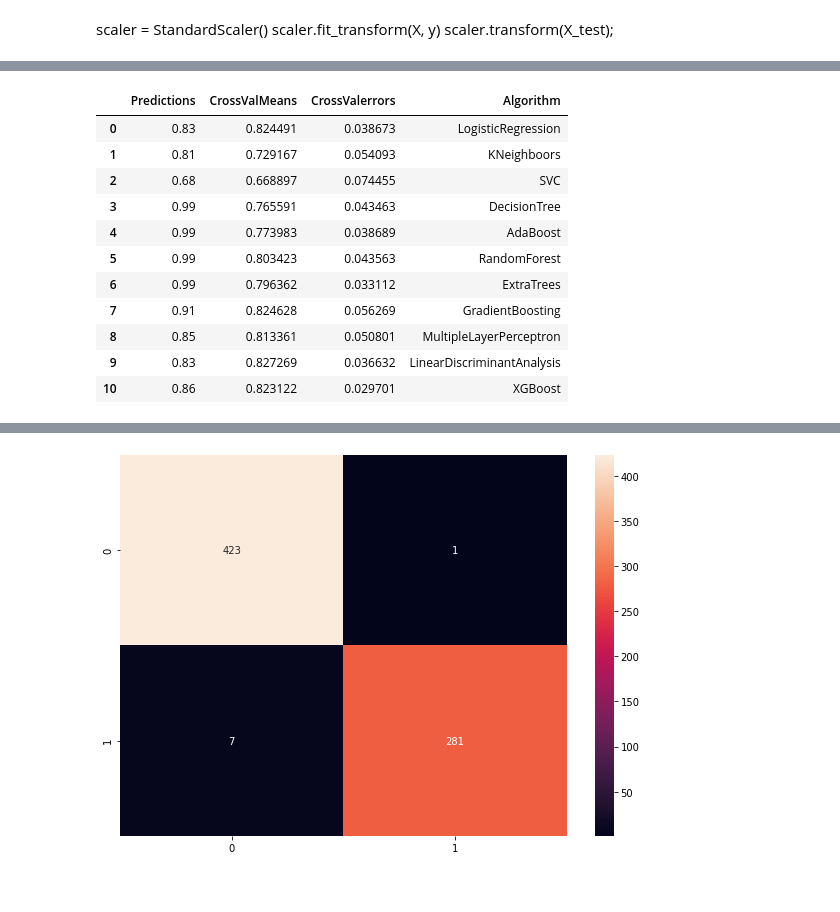
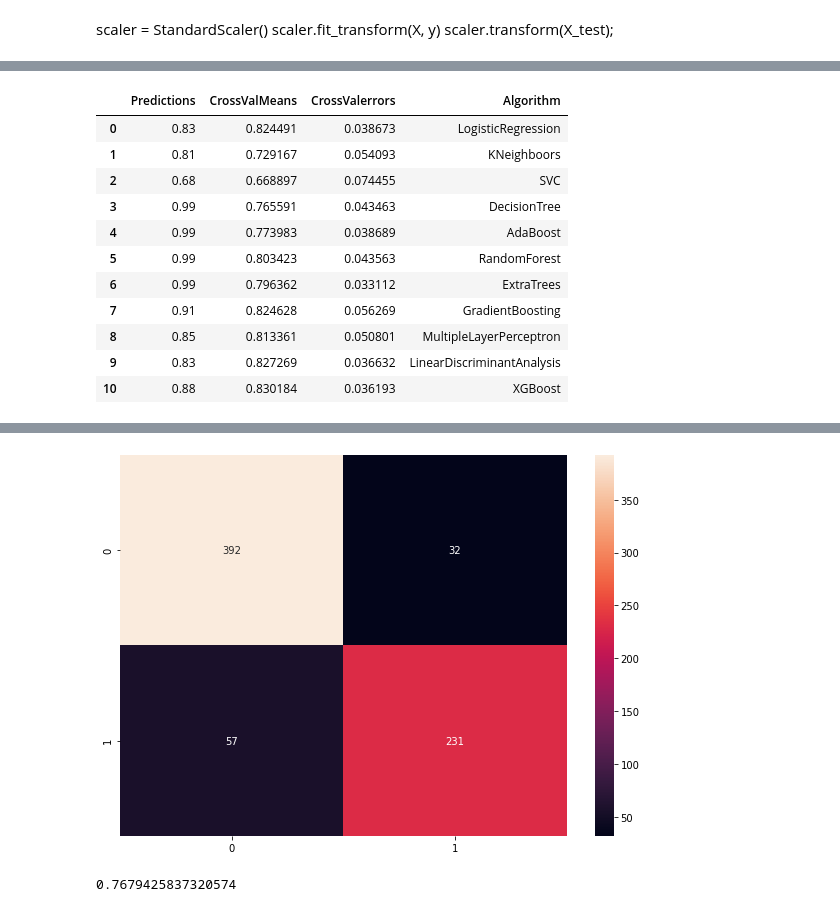
Before and after one commit to imary16/SurvivalTitanic, a Jupyter notebook: Titanic-Survival.ipynb, the cells around one changed output, grey strips where cells are left out. Cells and saved outputs as stored; diff of their text form; code cells hidden in the pictures.

```diff
--- a/Titanic-Survival.ipynb
+++ b/Titanic-Survival.ipynb
@@ -256,7 +264,7 @@ for cv_result in cv_results:
     cv_means.append(cv_result.mean())
     cv_std.append(cv_result.std())
 # %%
-params_xgb = {'colsample_bylevel': 0.7, 'learning_rate': 0.03, 'max_depth': 3,
+params_xgb = {'colsample_bylevel': 0.7, 'learning_rate': 0.05, 'max_depth': 3,
               'n_estimators': 400, 'reg_lambda': 15, 'subsample': 0.5}
 model = XGBClassifier(**params_xgb)
 cv_results.append(cross_val_score(model, X, y = y, scoring = "accuracy", cv = 10, n_jobs=4))
@@ -284,10 +292,10 @@ cv_res
 | 7 | 0.91 | 0.824628 | 0.056269 | GradientBoosting |
 | 8 | 0.85 | 0.813361 | 0.050801 | MultipleLayerPerceptron |
 | 9 | 0.83 | 0.827269 | 0.036632 | LinearDiscriminantAnalysis |
-| 10 | 0.86 | 0.823122 | 0.029701 | XGBoost |
+| 10 | 0.88 | 0.830184 | 0.036193 | XGBoost |
 # %%
 final_model = model.fit(X, y)
-fpredictions = lr_model.predict(X)
+fpredictions = model.predict(X)
 
 cm = confusion_matrix(y, fpredictions)
 lr_labels = final_model.classes_
@@ -303,5 +311,11 @@ y_preds = final_model.predict(X_test)
-[figure, old version]
+[figure, new version]
 # %%
 submission = pd.DataFrame({"PassengerId": test['PassengerId'], "Survived":  y_preds})
 
 submission.to_csv('submission.csv', index=False)
+# %%
+labels = pd.read_csv('submission_2.csv')
+y_test = labels.Survived
+model.score(X_test, y_test)
+# %% [output]
+0.7679425837320574
```
Also changed, not shown: parts of 4 cells of this notebook, 3 other files.
